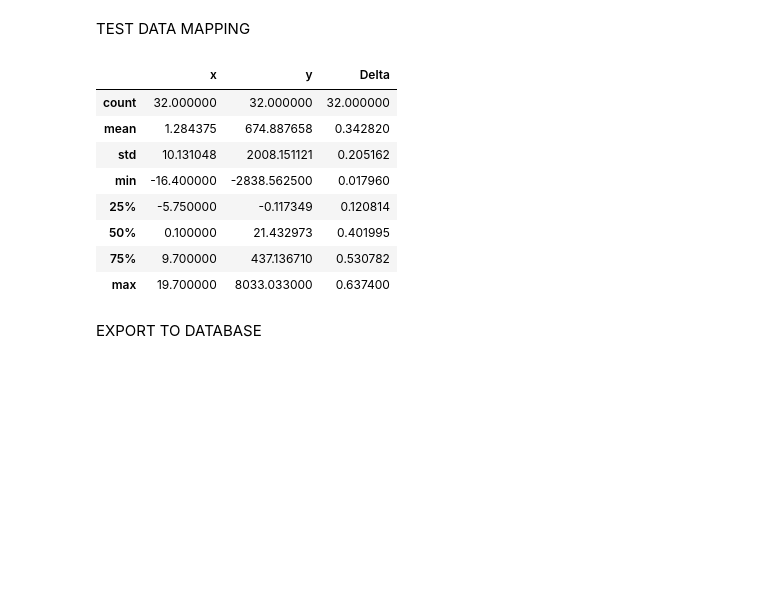
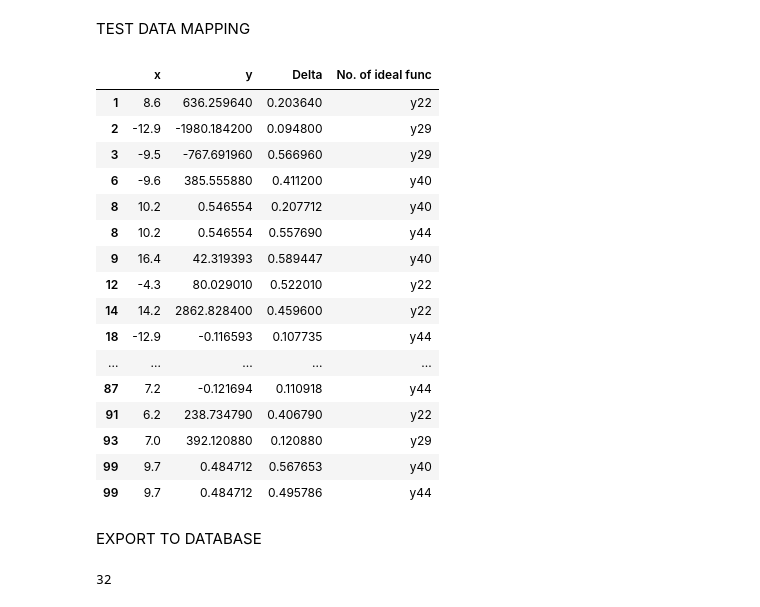
Before and after one commit to sdikici/datasets, a Jupyter notebook: test18_sql.ipynb, the cells around one changed output. Drawn from its saved outputs; the diff is of its cells as text; code cells hidden in the pictures; blank space fills up the shorter version.

```diff
--- a/test18_sql.ipynb
+++ b/test18_sql.ipynb
@@ -190,49 +193,56 @@ selected_df["No. of ideal func"] = ""
 # %%
 a=(abs(train_data.iloc[:,1]-ideal_data["y"+str(ssq_df.index[0])])).max()*(np.sqrt(2))
 b=(abs(train_data.iloc[:,2]-ideal_data["y"+str(ssq_df.index[1])])).max()*(np.sqrt(2))
 c=(abs(train_data.iloc[:,3]-ideal_data["y"+str(ssq_df.index[2])])).max()*(np.sqrt(2))
 d=(abs(train_data.iloc[:,4]-ideal_data["y"+str(ssq_df.index[3])])).max()*(np.sqrt(2))
 
 class Map:
     def __init__(self,data,criterion,funcname,delta):
         self.data = data
         self.criterion = criterion
         self.funcname = funcname
         self.delta = delta
 
     def mapping(self):
         required_df=self.data.loc[self.data.iloc[:,2] < self.criterion]
         required_df_copy=required_df.copy()
         required_df_copy["No. of ideal func"] = self.funcname
         rename = required_df_copy.rename(columns = {self.delta : "Delta"})
         return rename
 
 ymap1 = Map(selected_df.iloc[:, [0,1,6,10]],a,"y"+str(ssq_df.index[0]),"diff1")
 ymap2= Map(selected_df.iloc[:, [0,1,7,10]],b,"y"+str(ssq_df.index[1]),"diff2")
 ymap3 = Map(selected_df.iloc[:, [0,1,8,10]],c,"y"+str(ssq_df.index[2]),"diff3")
 ymap4 = Map(selected_df.iloc[:, [0,1,9,10]],d,"y"+str(ssq_df.index[3]),"diff4")
 
 frames = [ymap1.mapping(),ymap2.mapping(),ymap3.mapping(),ymap4.mapping()]
 mapped_data = pd.concat(frames)
 mapped_data.sort_index(inplace=True)
-mapped_data.describe()
+mapped_data
 # %% [output]
-|  | x | y | Delta |
-| count | 32.000000 | 32.000000 | 32.000000 |
-| mean | 1.284375 | 674.887658 | 0.342820 |
-| std | 10.131048 | 2008.151121 | 0.205162 |
-| min | -16.400000 | -2838.562500 | 0.017960 |
-| 25% | -5.750000 | -0.117349 | 0.120814 |
-| 50% | 0.100000 | 21.432973 | 0.401995 |
-| 75% | 9.700000 | 437.136710 | 0.530782 |
-| max | 19.700000 | 8033.033000 | 0.637400 |
+|  | x | y | Delta | No. of ideal func |
+| 1 | 8.6 | 636.259640 | 0.203640 | y22 |
+| 2 | -12.9 | -1980.184200 | 0.094800 | y29 |
+| 3 | -9.5 | -767.691960 | 0.566960 | y29 |
+| 6 | -9.6 | 385.555880 | 0.411200 | y40 |
+| 8 | 10.2 | 0.546554 | 0.207712 | y40 |
+| 8 | 10.2 | 0.546554 | 0.557690 | y44 |
+| 9 | 16.4 | 42.319393 | 0.589447 | y40 |
+| 12 | -4.3 | 80.029010 | 0.522010 | y22 |
+| 14 | 14.2 | 2862.828400 | 0.459600 | y22 |
+| 18 | -12.9 | -0.116593 | 0.107735 | y44 |
+| ... | ... | ... | ... | ... |
+| 87 | 7.2 | -0.121694 | 0.110918 | y44 |
+| 91 | 6.2 | 238.734790 | 0.406790 | y22 |
+| 93 | 7.0 | 392.120880 | 0.120880 | y29 |
+| 99 | 9.7 | 0.484712 | 0.567653 | y40 |
+| 99 | 9.7 | 0.484712 | 0.495786 | y44 |
 # %% [markdown]
 EXPORT TO DATABASE
 # %%
-cnn = sqlite3.connect("database.db")
-cur = cnn.cursor()
 mapped_data.to_sql("test",cnn,if_exists='replace', index=False)
-%sql sqlite:///database.db
+# %% [output]
+32
 # %%
 t1 = figure(width=600, height=400,title="mapped data points")
 t1.circle(test_data.iloc[:,0], test_data.iloc[:,1], size=4,legend_label="test_data")
```
Also changed, not shown: parts of 4 cells of this notebook, 1 other file.
